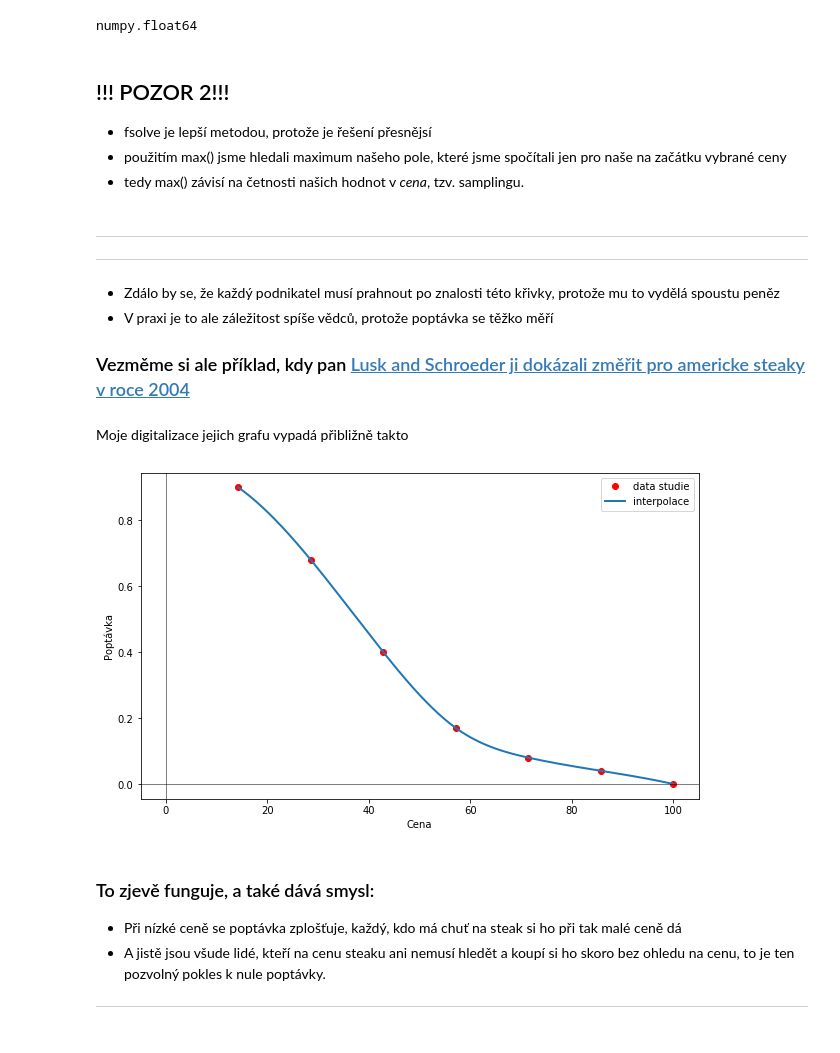
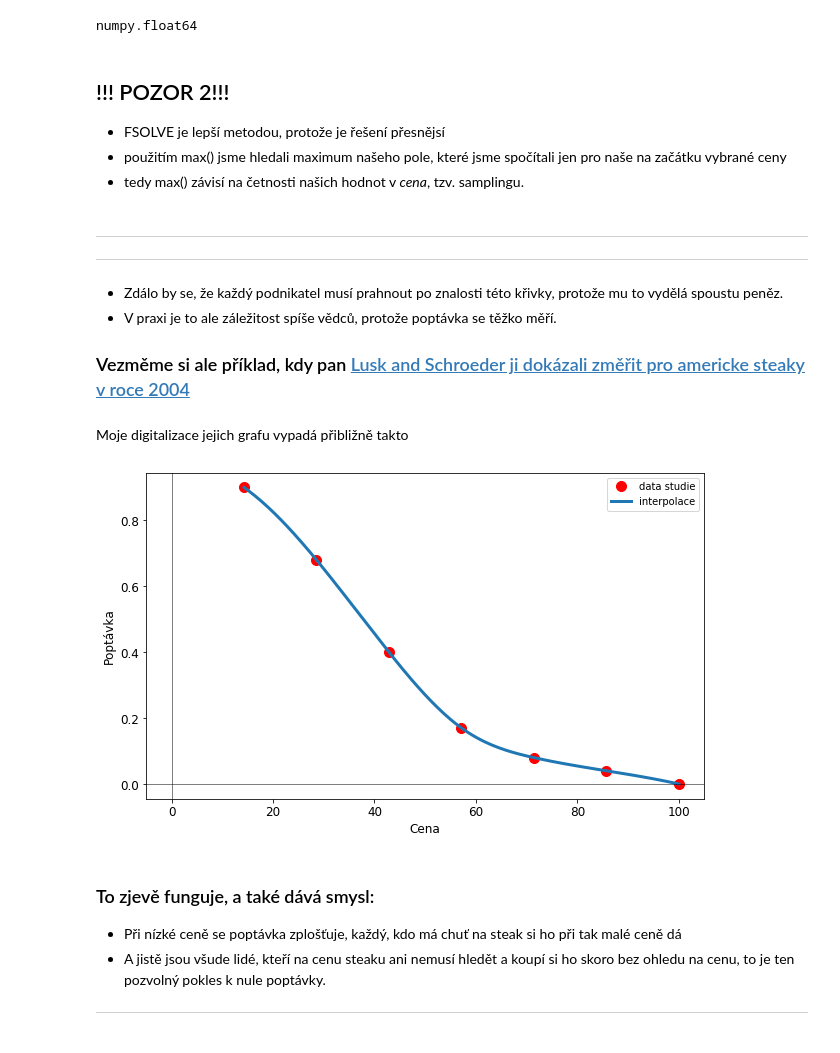
Before and after one commit to palec87/pymarad, a Jupyter notebook: cz/01_kvadraticka/kvadraticka_poptavka_reseni.ipynb, the cells around one changed output. Saved outputs shown, nothing was run; the diff lists cells and outputs as text; code cells hidden in the pictures.

Commit message:
small corrections to all NBs
 spelling and rcParams changes.

```diff
--- a/cz/01_kvadraticka/kvadraticka_poptavka_reseni.ipynb
+++ b/cz/01_kvadraticka/kvadraticka_poptavka_reseni.ipynb
@@ -29,3 +34,20 @@ import matplotlib.pyplot as plt
+# %%
+# importuj staré dobré moduly
+import numpy as np
+import matplotlib.pyplot as plt
+
+# pokročilý trik, který umožňuje měnit parametry vašich grafů pro celý sešit
+import matplotlib as mpl
+mpl.rcParams['figure.figsize'] = [10,6] # velikost grafu
+mpl.rcParams['lines.linewidth'] = 3  # tloušťka čáry
+mpl.rcParams['lines.markersize'] = 10  # velikokost bodů v grafu
+mpl.rcParams['xtick.labelsize'] = 12  # velikost fontu popisků osových bodů x
+mpl.rcParams['ytick.labelsize'] = 12 # velikost fontu popisků osových bodů y
+mpl.rcParams['axes.labelsize'] = 'larger'  # velikost fontu názvu os
+
+# odkomentováním příkazu vypíšete všechny nastavitelné vlastnosti
+# svobodě Python meze rozhodně neklade:)
+# mpl.rcParams.keys()
 # %%
 # definuj osu ceny limonády
 cena = np.linspace(0,100, 101)
@@ -147,14 +168,14 @@ numpy.float64
 # %% [markdown]
 !!! POZOR 2!!!
 ---
-* fsolve je lepší metodou, protože je řešení přesnějsí
+* FSOLVE je lepší metodou, protože je řešení přesnějsí
 * použitím max() jsme hledali maximum našeho pole, které jsme spočítali jen pro naše na začátku vybrané ceny
 * tedy max() závisí na četnosti našich hodnot v *cena*, tzv. samplingu.
 # %% [markdown]
 ---
 ---
-* Zdálo by se, že každý podnikatel musí prahnout po znalosti této křivky, protože mu to vydělá spoustu peněz
-* V praxi je to ale záležitost spíše vědců, protože poptávka se těžko měří
+* Zdálo by se, že každý podnikatel musí prahnout po znalosti této křivky, protože mu to vydělá spoustu peněz.
+* V praxi je to ale záležitost spíše vědců, protože poptávka se těžko měří.
 
 ### Vezměme si ale příklad, kdy pan [Lusk and Schroeder ji dokázali změřit pro americke steaky v roce 2004](https://onlinelibrary.wiley.com/doi/full/10.1111/j.0092-5853.2004.00592.x)
 # %% [markdown]
@@ -175,17 +196,16 @@ popt_new = f(cena_new)
 # %%
 # vykreslete graf bodů ze studie (data_x, data_y) a
 # a data interpolovaná, (cena_new, popt_new)
-fig = plt.figure(figsize=(10,6))
 plt.plot(data_x, data_y, 'ro', label='data studie')
-plt.plot(cena_new, popt_new, '-', lw=2, label='interpolace')
+plt.plot(cena_new, popt_new, label='interpolace')
 plt.axhline(0, -5, 5, color='k', lw=0.5)
 plt.axvline(0, -5, 5, color='k', lw=0.5)
 plt.xlabel('Cena')
 plt.ylabel('Poptávka')
 plt.legend()
 plt.show()
 # %% [output]
-[figure, old version]
+[figure, new version]
 # %% [markdown]
 ### To zjevě funguje, a také dává smysl:
 * Při nízké ceně se poptávka zplošťuje, každý, kdo má chuť na steak si ho při tak malé ceně dá
```
Also changed, not shown: parts of 11 cells of this notebook, 4 other files.
